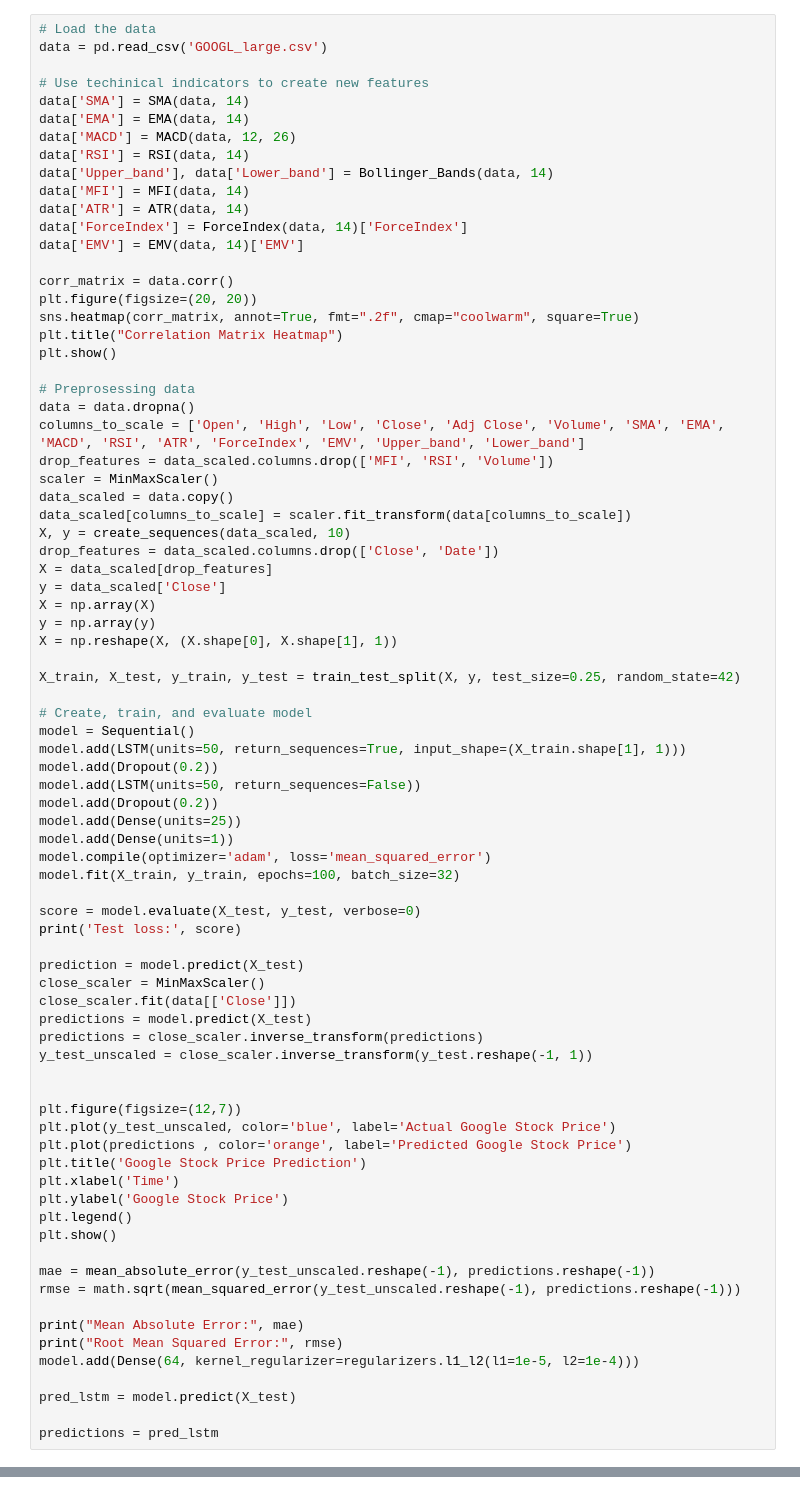
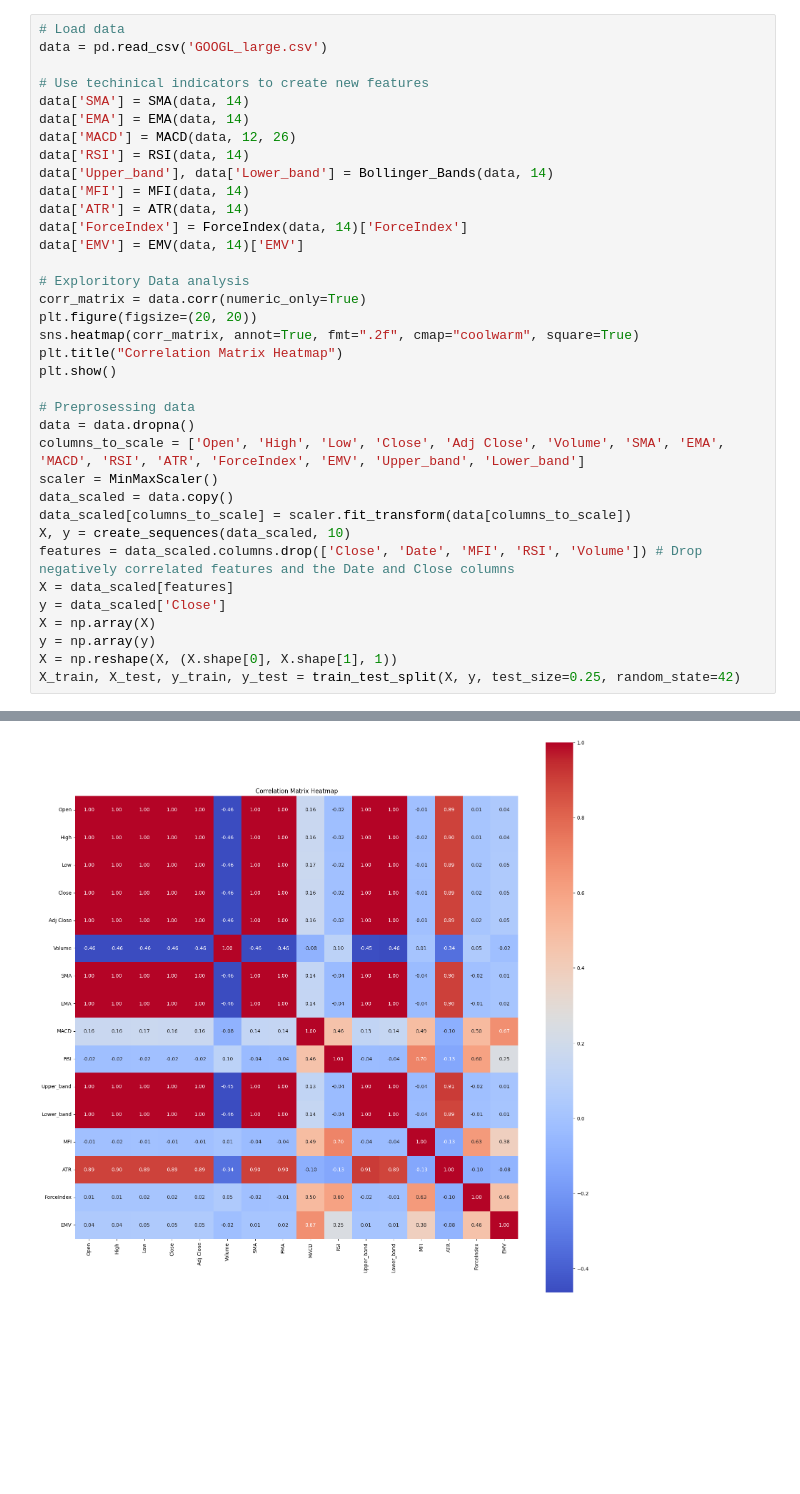
Before and after one commit to William-Foerster-Portfolio/ML_StockPriceForcasting, a Jupyter notebook: LSTM_PriceForcasting.ipynb, the cells around one changed output, grey strips where cells are left out. Drawn from its saved outputs; the diff is of its cells as text; blank space fills up the shorter version.

```diff
--- a/LSTM_PriceForcasting.ipynb
+++ b/LSTM_PriceForcasting.ipynb
@@ -104,5 +211,5 @@ Error:
 # %%
-# Load the data
+# Load data
 data = pd.read_csv('GOOGL_large.csv')
 
 # Use techinical indicators to create new features
@@ -116,7 +223,8 @@ data['ATR'] = ATR(data, 14)
 data['ForceIndex'] = ForceIndex(data, 14)['ForceIndex']
 data['EMV'] = EMV(data, 14)['EMV']
 
-corr_matrix = data.corr()
+# Exploritory Data analysis
+corr_matrix = data.corr(numeric_only=True)
 plt.figure(figsize=(20, 20))
 sns.heatmap(corr_matrix, annot=True, fmt=".2f", cmap="coolwarm", square=True)
 plt.title("Correlation Matrix Heatmap")
@@ -125,59 +233,15 @@ plt.show()
 # Preprosessing data
 data = data.dropna()
 columns_to_scale = ['Open', 'High', 'Low', 'Close', 'Adj Close', 'Volume', 'SMA', 'EMA', 'MACD', 'RSI', 'ATR', 'ForceIndex', 'EMV', 'Upper_band', 'Lower_band']
-drop_features = data_scaled.columns.drop(['MFI', 'RSI', 'Volume'])
 scaler = MinMaxScaler()
 data_scaled = data.copy()
 data_scaled[columns_to_scale] = scaler.fit_transform(data[columns_to_scale])
 X, y = create_sequences(data_scaled, 10)
-drop_features = data_scaled.columns.drop(['Close', 'Date'])
-X = data_scaled[drop_features]
+features = data_scaled.columns.drop(['Close', 'Date', 'MFI', 'RSI', 'Volume']) # Drop negatively correlated features and the Date and Close columns
+X = data_scaled[features]
 y = data_scaled['Close']
 X = np.array(X)
 y = np.array(y)
 X = np.reshape(X, (X.shape[0], X.shape[1], 1))
-
 X_train, X_test, y_train, y_test = train_test_split(X, y, test_size=0.25, random_state=42)
-
-# Create, train, and evaluate model
-model = Sequential()
-model.add(LSTM(units=50, return_sequences=True, input_shape=(X_train.shape[1], 1)))
-model.add(Dropout(0.2))
-model.add(LSTM(units=50, return_sequences=False))
-model.add(Dropout(0.2))
-model.add(Dense(units=25))
-model.add(Dense(units=1))
-model.compile(optimizer='adam', loss='mean_squared_error')
-model.fit(X_train, y_train, epochs=100, batch_size=32)
-
-score = model.evaluate(X_test, y_test, verbose=0)
-print('Test loss:', score)
-
-prediction = model.predict(X_test)
-close_scaler = MinMaxScaler()
-close_scaler.fit(data[['Close']])
-predictions = model.predict(X_test)
-predictions = close_scaler.inverse_transform(predictions)
-y_test_unscaled = close_scaler.inverse_transform(y_test.reshape(-1, 1))
-
-
-plt.figure(figsize=(12,7))
-plt.plot(y_test_unscaled, color='blue', label='Actual Google Stock Price')
-plt.plot(predictions , color='orange', label='Predicted Google Stock Price')
-plt.title('Google Stock Price Prediction')
-plt.xlabel('Time')
-plt.ylabel('Google Stock Price')
-plt.legend()
-plt.show()
-
-mae = mean_absolute_error(y_test_unscaled.reshape(-1), predictions.reshape(-1))
-rmse = math.sqrt(mean_squared_error(y_test_unscaled.reshape(-1), predictions.reshape(-1)))
-
-print("Mean Absolute Error:", mae)
-print("Root Mean Squared Error:", rmse)
-model.add(Dense(64, kernel_regularizer=regularizers.l1_l2(l1=1e-5, l2=1e-4)))
-
-pred_lstm = model.predict(X_test)
-
-predictions = pred_lstm
 # %% [output]
@@ -184,0 +248 @@ Error:
+[figure, added]
```
Also changed, not shown: parts of 9 cells of this notebook.
